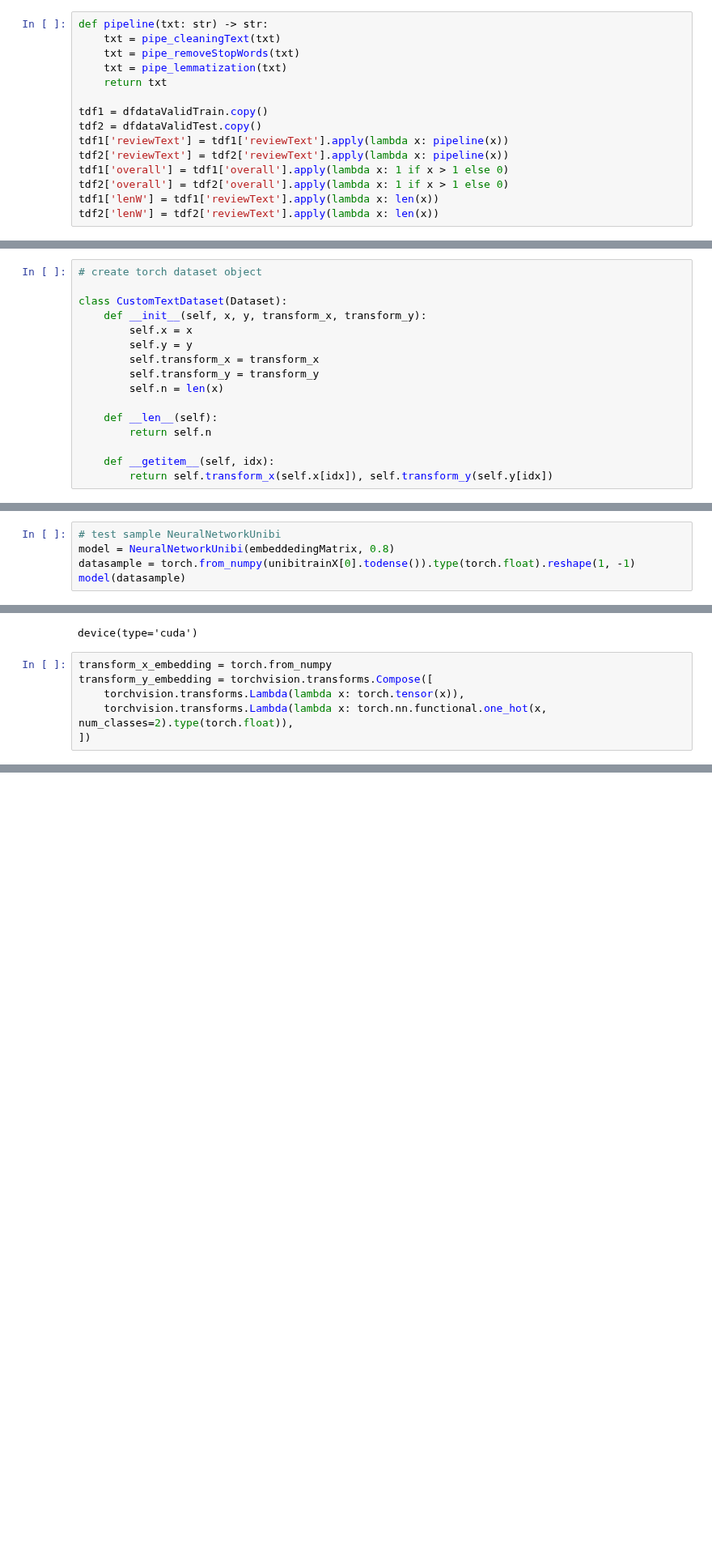
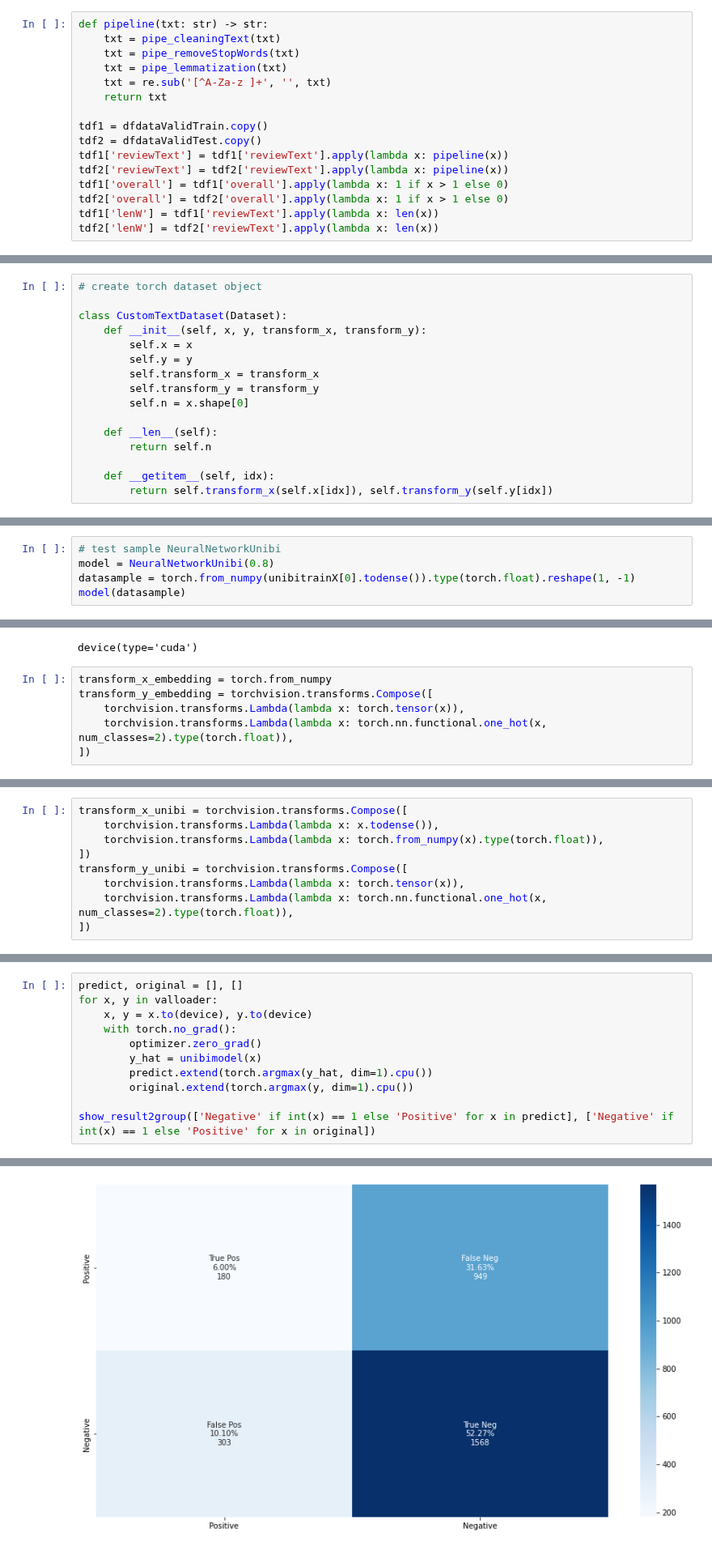
Before and after one commit to harizjet/SubjectSentimentModelling, a Jupyter notebook: exploring/exploring6.ipynb, the cells around one changed output, grey strips where cells are left out. Shown at 81% size. Drawn from its saved outputs; the diff is of its cells as text; blank space fills up the shorter version.

```diff
--- a/exploring/exploring6.ipynb
+++ b/exploring/exploring6.ipynb
@@ -574,6 +578,7 @@ def pipeline(txt: str) -> str:
     txt = pipe_cleaningText(txt)
     txt = pipe_removeStopWords(txt)
     txt = pipe_lemmatization(txt)
+    txt = re.sub('[^A-Za-z ]+', '', txt)
     return txt
 
 tdf1 = dfdataValidTrain.copy()
@@ -606,7 +611,7 @@ class CustomTextDataset(Dataset):
         self.y = y
         self.transform_x = transform_x
         self.transform_y = transform_y
-        self.n = len(x)
+        self.n = x.shape[0]
 
     def __len__(self):
         return self.n
@@ -659,7 +664,7 @@ Non-trainable params: 0
 =================================================================
 # %%
 # test sample NeuralNetworkUnibi
-model = NeuralNetworkUnibi(embeddedingMatrix, 0.8)
+model = NeuralNetworkUnibi(0.8)
 datasample = torch.from_numpy(unibitrainX[0].todense()).type(torch.float).reshape(1, -1)
 model(datasample)
 # %% [output]
@@ -741,0 +775,9 @@ show_result2group(['Negative' if int(x) == 1 else 'Positive' for x in predict],
+# %%
+transform_x_unibi = torchvision.transforms.Compose([
+    torchvision.transforms.Lambda(lambda x: x.todense()),
+    torchvision.transforms.Lambda(lambda x: torch.from_numpy(x).type(torch.float)),
+])
+transform_y_unibi = torchvision.transforms.Compose([
+    torchvision.transforms.Lambda(lambda x: torch.tensor(x)),
+    torchvision.transforms.Lambda(lambda x: torch.nn.functional.one_hot(x, num_classes=2).type(torch.float)),
+])
@@ -741,0 +855,12 @@ show_result2group(['Negative' if int(x) == 1 else 'Positive' for x in predict],
+# %%
+predict, original = [], []
+for x, y in valloader:
+    x, y = x.to(device), y.to(device)
+    with torch.no_grad():
+        optimizer.zero_grad()
+        y_hat = unibimodel(x)
+        predict.extend(torch.argmax(y_hat, dim=1).cpu())
+        original.extend(torch.argmax(y, dim=1).cpu())
+
+show_result2group(['Negative' if int(x) == 1 else 'Positive' for x in predict], ['Negative' if int(x) == 1 else 'Positive' for x in original])
+# %% [output]
@@ -741,0 +875 @@ show_result2group(['Negative' if int(x) == 1 else 'Positive' for x in predict],
+[figure, added]
```
Also changed, not shown: parts of 9 cells of this notebook.
